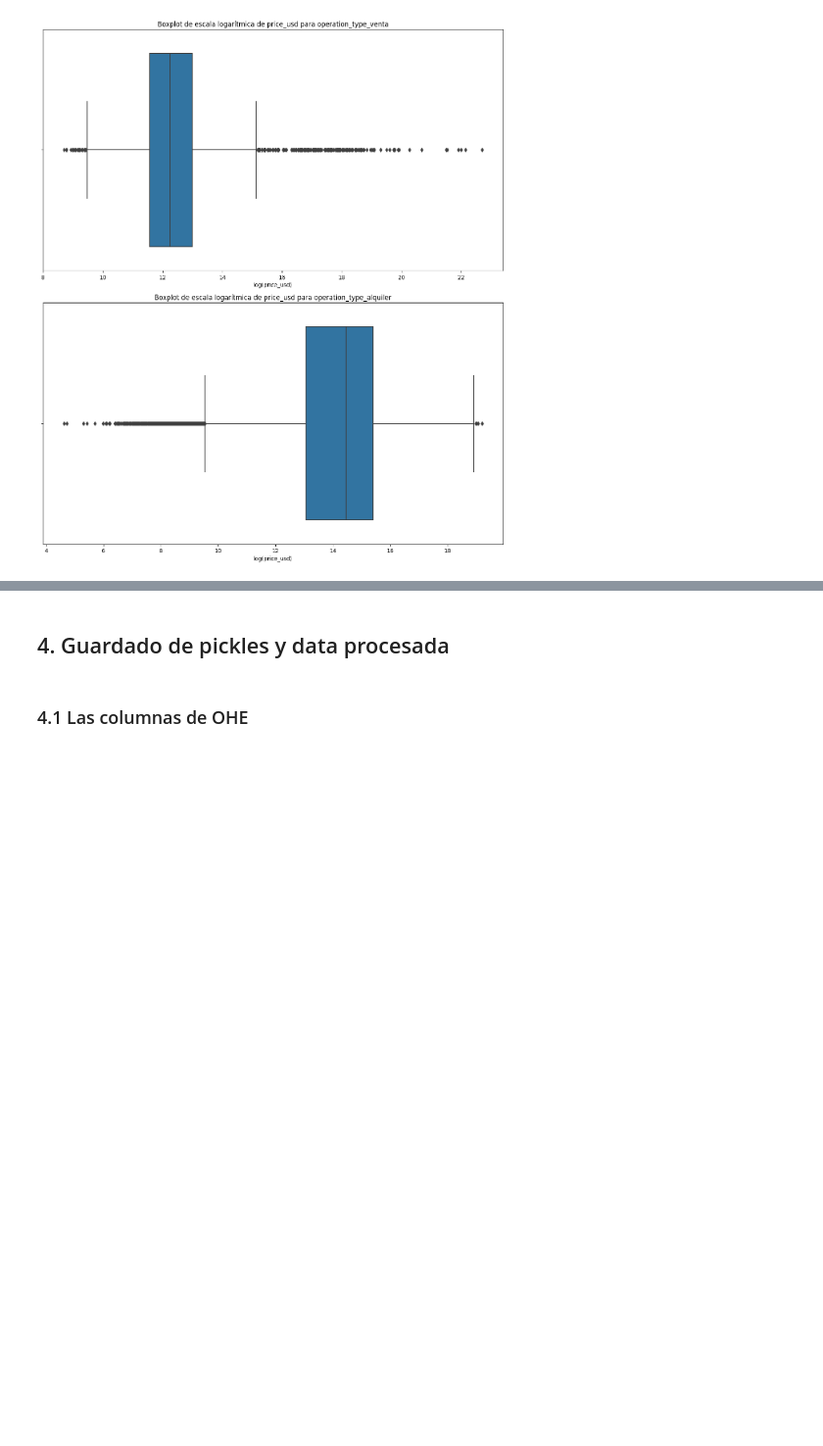
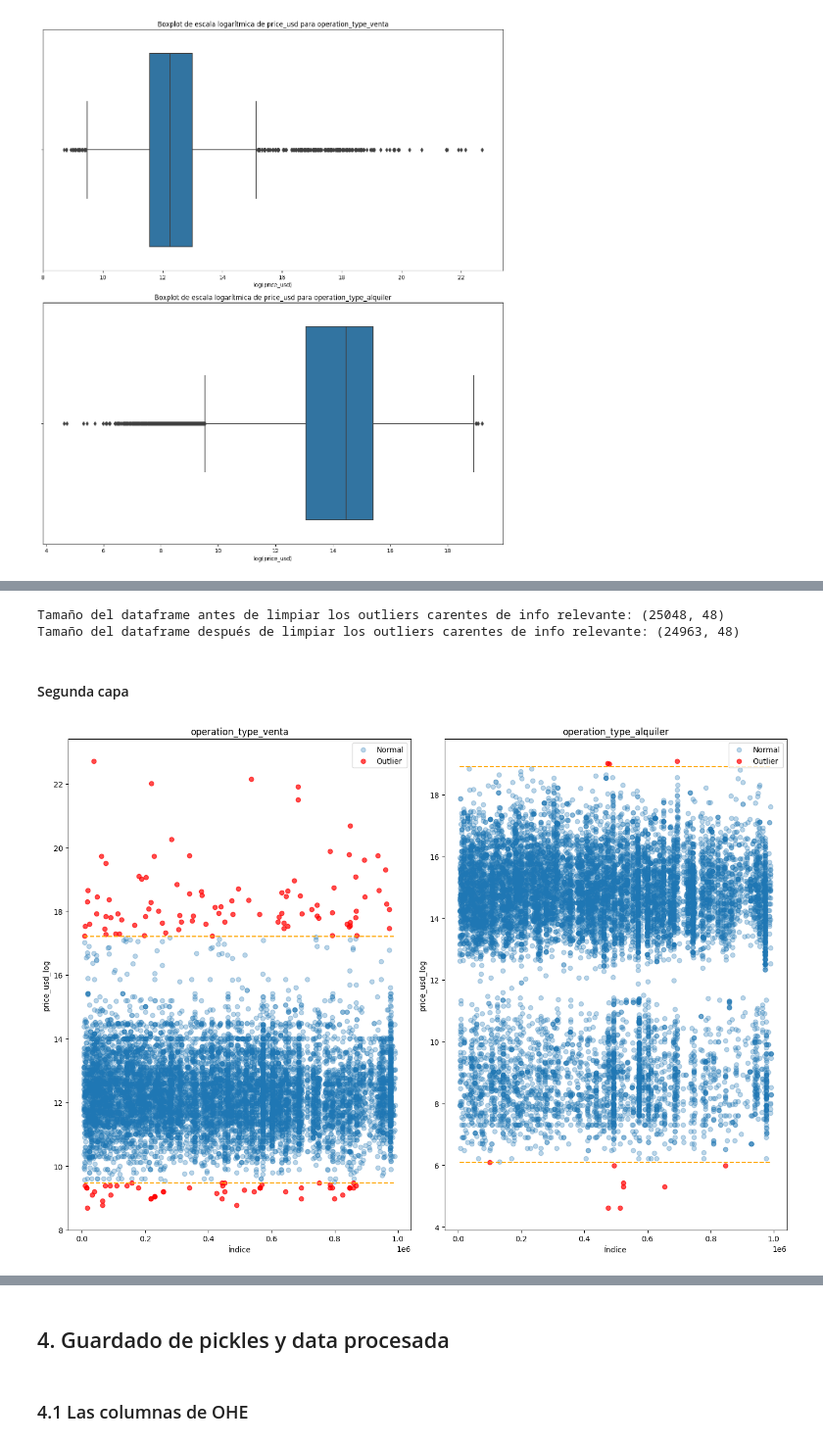
Before and after one commit to pixelciosa/Model_Price_prediction, a Jupyter notebook: notebooks/01_EDA.ipynb, the cells around one changed output, grey strips where cells are left out. Shown at 98% size. Saved outputs shown, nothing was run; the diff lists cells and outputs as text; code cells hidden in the pictures; blank space fills up the shorter version.

```diff
--- a/notebooks/01_EDA.ipynb
+++ b/notebooks/01_EDA.ipynb
@@ -839,0 +857,11 @@ plt.show()
+# %%
+# Máxima cantidad de NaN permitidos para conservar el dato
+
+m = 3 # Un valor del 1 al 6
+# %%
+loc_ov = outliers_venta.loc[outliers_venta['conteo_desconocidos'] >= m]
+loc_oa = outliers_alquiler.loc[outliers_alquiler['conteo_desconocidos'] >= m]
+loc_o = loc_oa.add(loc_ov)
+print(loc_ov.shape)
+print(loc_oa.shape)
+print(loc_o.shape)
@@ -839,0 +889,58 @@ plt.show()
+# %%
+# Se remueve la primer capa de outliers
+print(f'Tamaño del dataframe antes de limpiar los outliers carentes de info relevante: {df.shape}')
+
+df = df.drop(loc_o.index, axis=0)
+
+print(f'Tamaño del dataframe después de limpiar los outliers carentes de info relevante: {df.shape}')
+# %% [output]
+Tamaño del dataframe antes de limpiar los outliers carentes de info relevante: (25048, 48)
+Tamaño del dataframe después de limpiar los outliers carentes de info relevante: (24963, 48)
+# %% [markdown]
+#### Segunda capa
+# %%
+# Filtrado por percentiles ajustado para cada tipo de operación
+
+fig, axes = plt.subplots(1, len(categories), figsize=(14,10), sharey=False)
+
+for ax, cat in zip(axes, categories):
+    sub_df = df[df[cat] == True]
+    col_usd= 'price_usd_log'
+    if cat == 'operation_type_venta':
+        Q1 = sub_df[col_usd].quantile(0.25)
+        Q3 = sub_df[col_usd].quantile(0.75)
+
+        IQR = Q3 - Q1
+        lower = Q1 - 1.5*IQR
+        upper = Q3 + 3*IQR
+
+        outliers_venta2 = sub_df[(sub_df[col_usd] < lower) | (sub_df[col_usd] > upper)]
+
+    elif cat == 'operation_type_alquiler':
+        Q1 = sub_df[col_usd].quantile(0.25)
+        Q3 = sub_df[col_usd].quantile(0.75)
+
+        IQR = Q3 - Q1
+        lower = Q1 - 3*IQR
+        upper = Q3 + 1.5*IQR
+
+        outliers_alquiler2 = sub_df[(sub_df[col_usd] < lower) | (sub_df[col_usd] > upper)]
+
+
+
+    outliers = sub_df[(sub_df[col_usd] < lower) | (sub_df[col_usd] > upper)]
+    normal = sub_df[(sub_df[col_usd] >= lower) & (sub_df[col_usd] <= upper)]
+
+    ax.scatter(normal.index, normal[col_usd], alpha=0.3, label='Normal')
+    ax.scatter(outliers.index, outliers[col_usd], alpha=0.7, color='red', label='Outlier')
+    ax.hlines([lower, upper], xmin=sub_df.index.min(), xmax=sub_df.index.max(), colors='orange', linestyles='dashed')
+
+    ax.set_title(cat)
+    ax.set_xlabel('Índice')
+    ax.set_ylabel(col_usd)
+    ax.legend()
+
+plt.tight_layout()
+plt.show()
+# %% [output]
+[figure, added]
```
Also changed, not shown: parts of 29 cells of this notebook.
